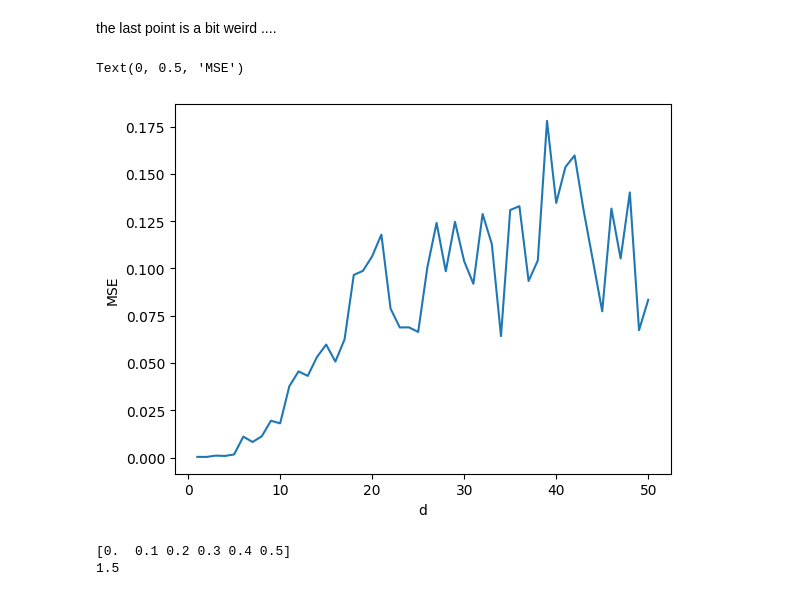
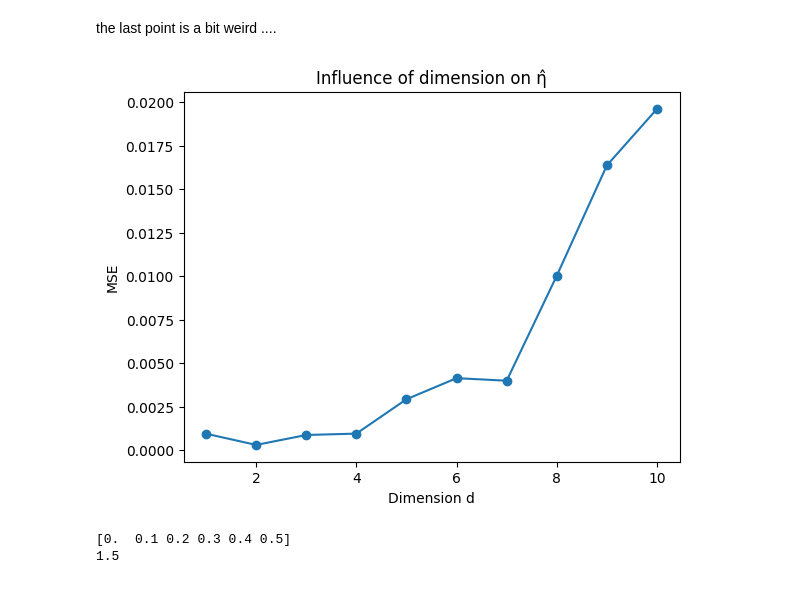
Before and after one commit to RaniaZougari/SL_Project, a Jupyter notebook: Simulation.ipynb, the cells around one changed output. Saved outputs shown, nothing was run; the diff lists cells and outputs as text; code cells hidden in the pictures.

Commit message:
curse of dimensionality ,still need to review the influece of m

```diff
--- a/Simulation.ipynb
+++ b/Simulation.ipynb
@@ -273,26 +273,28 @@ plt.show()
 the last point is a bit weird ....
 # %%
 #Influence of the sample size d
-N = 50
-d_values=np.array([1 + i for i in range(50)])
+d_values = np.arange(1, 11)
 m = 1000
-data_generation_values=[generate_data(m, d, eta_linear, eta_max) for d in d_values]
-data_test = [generate_data(30, d, eta_linear, eta_max) for d in d_values]
+
 data_points = []
-for n in range(N):
-    data = data_generation_values[n]
-    X_test = data_test[n][0]
-    eta_true = data_test[n][3]
-    data_estimation_values = [eta_estimator(data[0],data[2],x,0.43) for x in X_test]
-    data_points.append(MSE(eta_true,data_estimation_values))
+
+for dimension in d_values:
+    X, Y, Z, _ = generate_data(m, dimension, eta_linear, eta_max)
+    X_test, Y_test, Z_test, eta_true_test = generate_data(50, dimension, eta_linear, eta_max)
+    h=h_opt
+    data_estimation_values = np.array([eta_estimator(X, Z, x, h) for x in X_test])
+    data_points.append(MSE(eta_true_test,data_estimation_values))
 
 
-plt.plot(d_values, data_points)
-plt.xlabel("d")
+
+plt.figure()
+plt.plot(d_values, data_points, marker='o')
+plt.xlabel("Dimension d")
 plt.ylabel("MSE")
+plt.title("Influence of dimension on η̂")
+plt.show()
 # %% [output]
-Text(0, 0.5, 'MSE')
-[figure, old version]
+[figure, new version]
 # %%
 #Influence of noise level
 N=6
```
